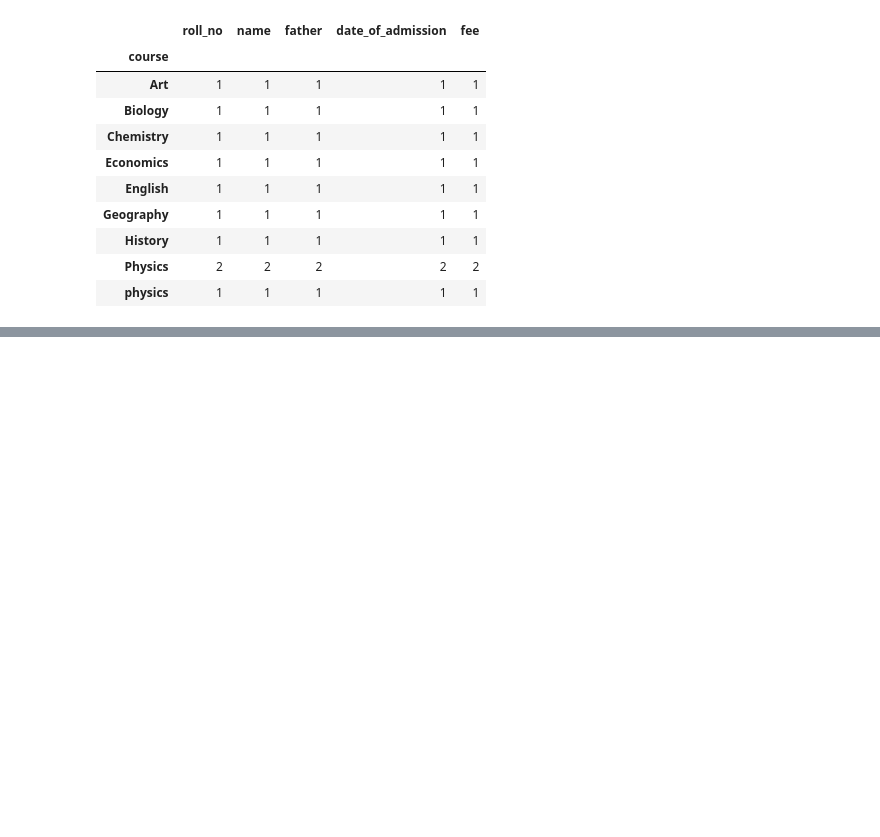
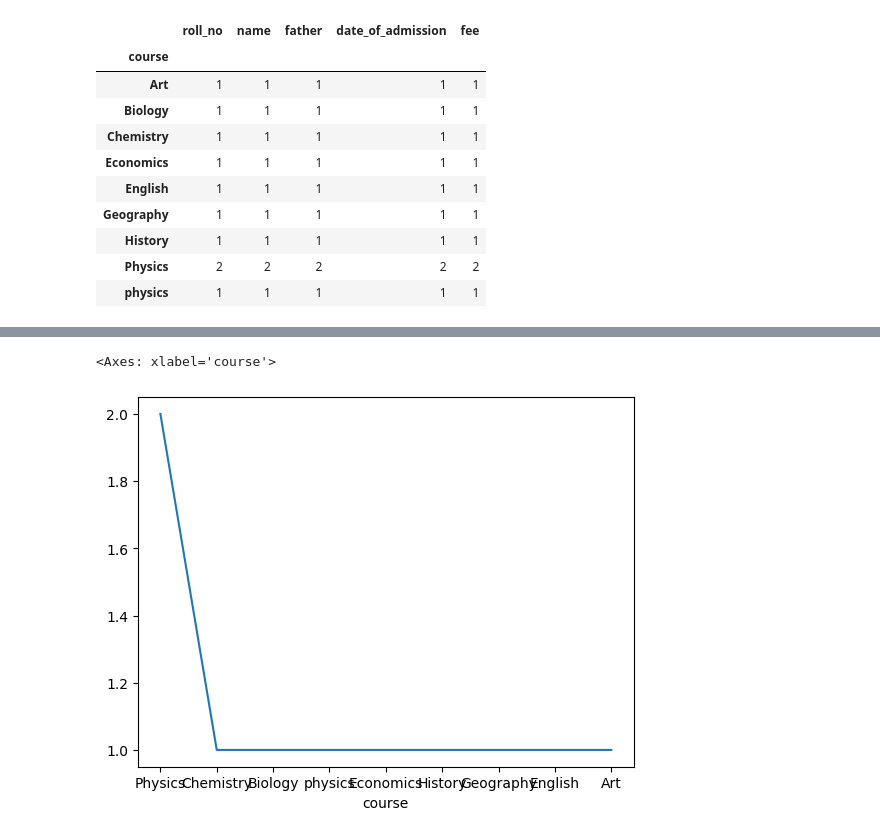
Before and after one commit to Usama1190/modern-python, a Jupyter notebook: py19/class19.ipynb, the cells around one changed output, grey strips where cells are left out. Saved outputs shown, nothing was run; the diff lists cells and outputs as text; code cells hidden in the pictures; blank space fills up the shorter version.

```diff
--- a/py19/class19.ipynb
+++ b/py19/class19.ipynb
@@ -962,0 +1036,5 @@ students_df.groupby(['course'])[['fee']].agg([len, min, max])
+# %%
+students_df.course.value_counts().plot()
+# %% [output]
+<Axes: xlabel='course'>
+[figure, added]
```
Also changed, not shown: parts of 28 cells of this notebook.
